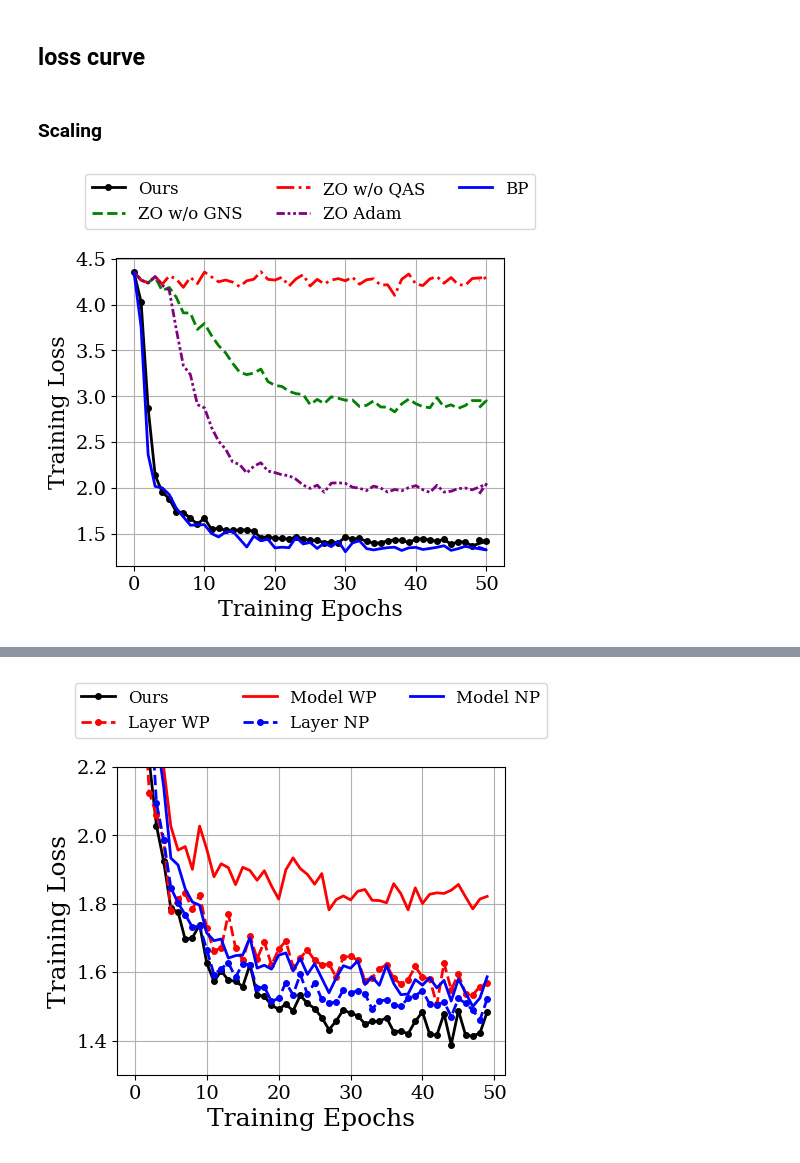
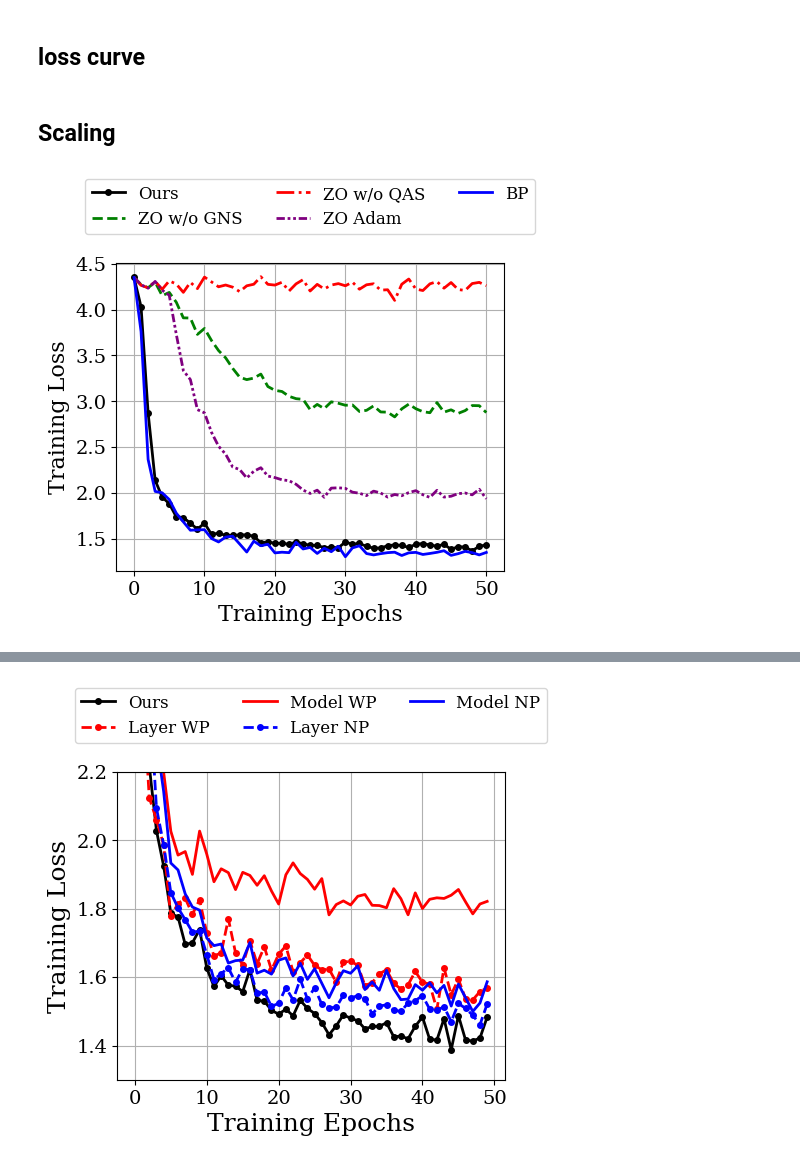
Before and after one commit to olokevin/tiny-training, a Jupyter notebook: test.ipynb, the cells around one changed output, grey strips where cells are left out. Saved outputs shown, nothing was run; the diff lists cells and outputs as text; code cells hidden in the pictures.

```diff
--- a/test.ipynb
+++ b/test.ipynb
@@ -87,7 +87,7 @@ def extract_val_top1(log_file_path):
     epochs_list.append(epoch + 1)
     return epochs_list, val_top1_values[:-1]
 # %% [markdown]
-### Scaling
+## Scaling
 # %%
 
 test_loss_dict = dict()
@@ -127,34 +127,34 @@ linestyles = ['dashed', 'dashdot', (0, (3, 1, 1, 1, 1, 1))]
 linestyle_cycle = iter(linestyles)
 
 epochs = epoch_list
-epoch_list.insert(-1, 50)
+epoch_list.append(50)
 
 for name, train_loss in test_loss_dict.items():
     train_loss.insert(0,4.35)
     if 'Ours' in name:
         linestyle = 'solid'
         color = 'black'
         marker = 'o'
     elif 'BP' in name:
         linestyle = 'solid'
         color = 'b'
         marker = None
     else:
         linestyle = next(linestyle_cycle, '-')
         color = next(color_cycle, 'b')
         marker = None
     axs.plot(epochs, train_loss, label=name, marker=marker, markersize=4, color=color, linestyle=linestyle, linewidth=2)
 
 axs.set_xlabel('Training Epochs', fontsize=16)
 axs.set_ylabel('Training Loss', fontsize=16)
 # plt.title('Train Loss vs Epoch')
 axs.grid(True)
 # axs.legend(bbox_to_anchor=(1, 0.6),loc='lower right', fontsize=8)
 axs.tick_params(axis='x', labelsize=14)
 axs.tick_params(axis='y', labelsize=14)
 axs.legend(bbox_to_anchor=(0.5, 1.3), loc='upper center', fontsize=12, ncol=3)
 
 plt.show()
 fig.savefig('figures/abla_loss_scaling.pdf', format='pdf', bbox_inches='tight')
 # %% [output]
-[figure, old version]
+[figure, new version]
```
Also changed, not shown: parts of 5 cells of this notebook, 14 other files.
